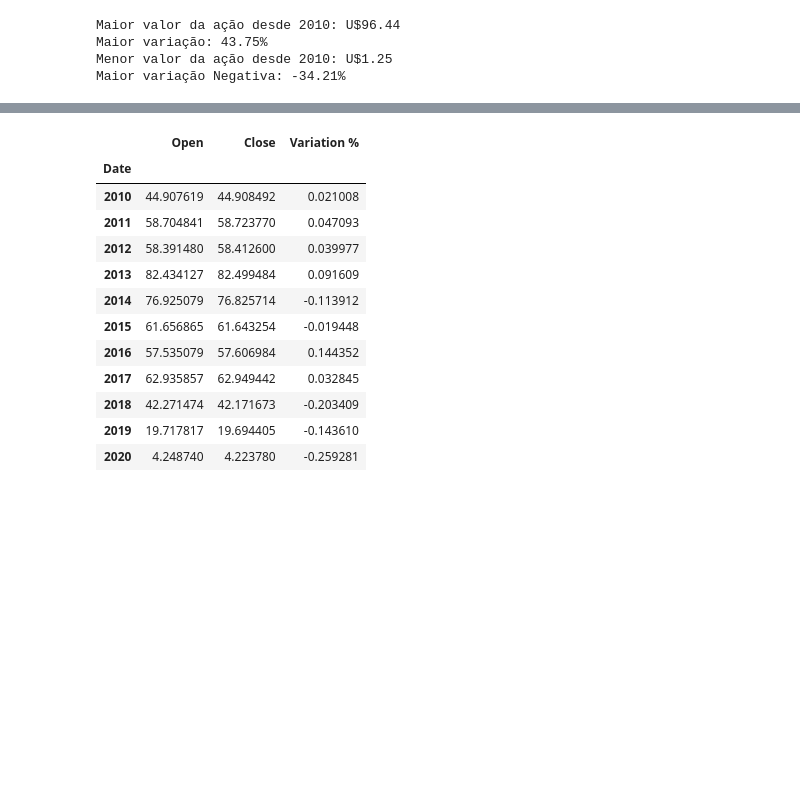
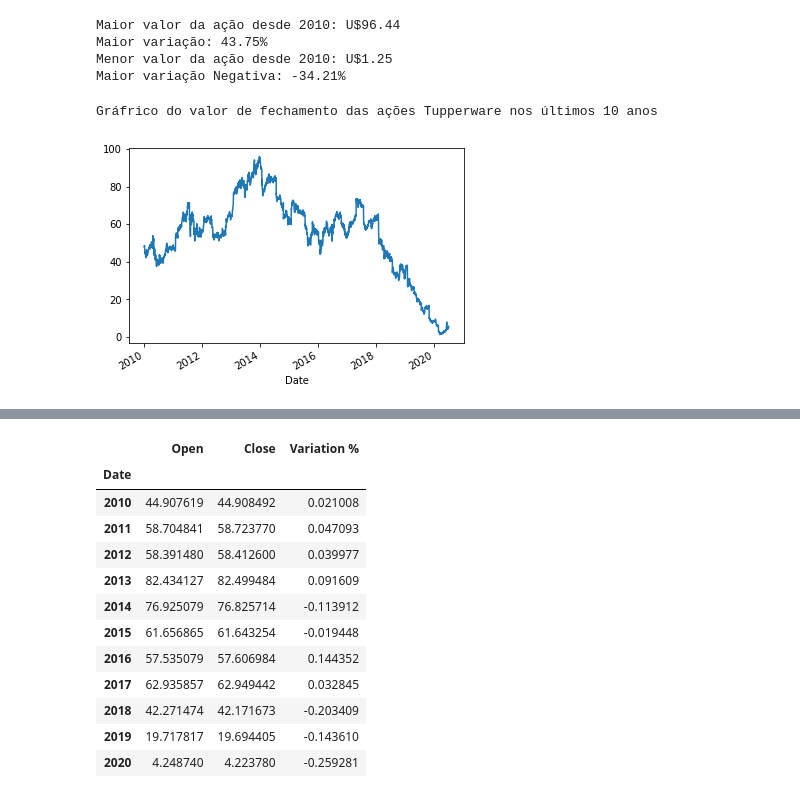
Before and after one commit to gorselli14/Portifolio_Projetos, a Jupyter notebook: Mod2_Análise_Ações_Tupperware.ipynb, the cells around one changed output, grey strips where cells are left out. Saved outputs shown, nothing was run; the diff lists cells and outputs as text; code cells hidden in the pictures; blank space fills up the shorter version.

```diff
--- a/Mod2_Análise_Ações_Tupperware.ipynb
+++ b/Mod2_Análise_Ações_Tupperware.ipynb
@@ -129,4 +150,10 @@ Maior valor da ação desde 2010: U$96.44
 Maior variação: 43.75%
 Menor valor da ação desde 2010: U$1.25
 Maior variação Negativa: -34.21%
+# %%
+print('Gráfrico do valor de fechamento das ações Tupperware nos últimos 10 anos')
+df_clean["Close"].plot();
+# %% [output]
+Gráfrico do valor de fechamento das ações Tupperware nos últimos 10 anos
+[figure, added]
 # %%
```
Also changed, not shown: parts of 9 cells of this notebook.
